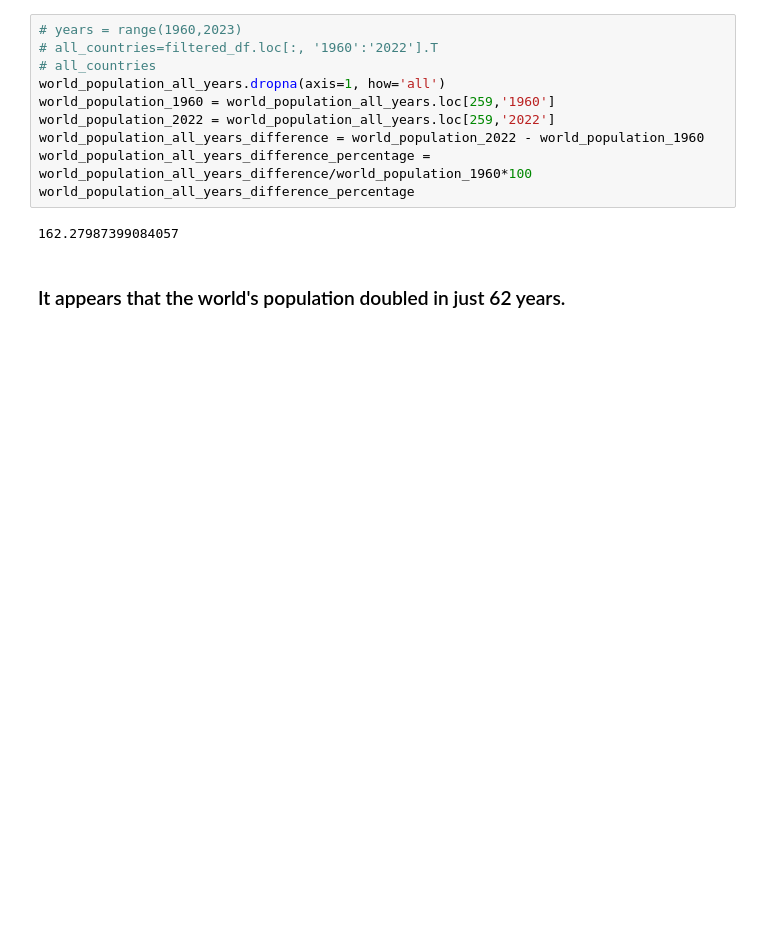
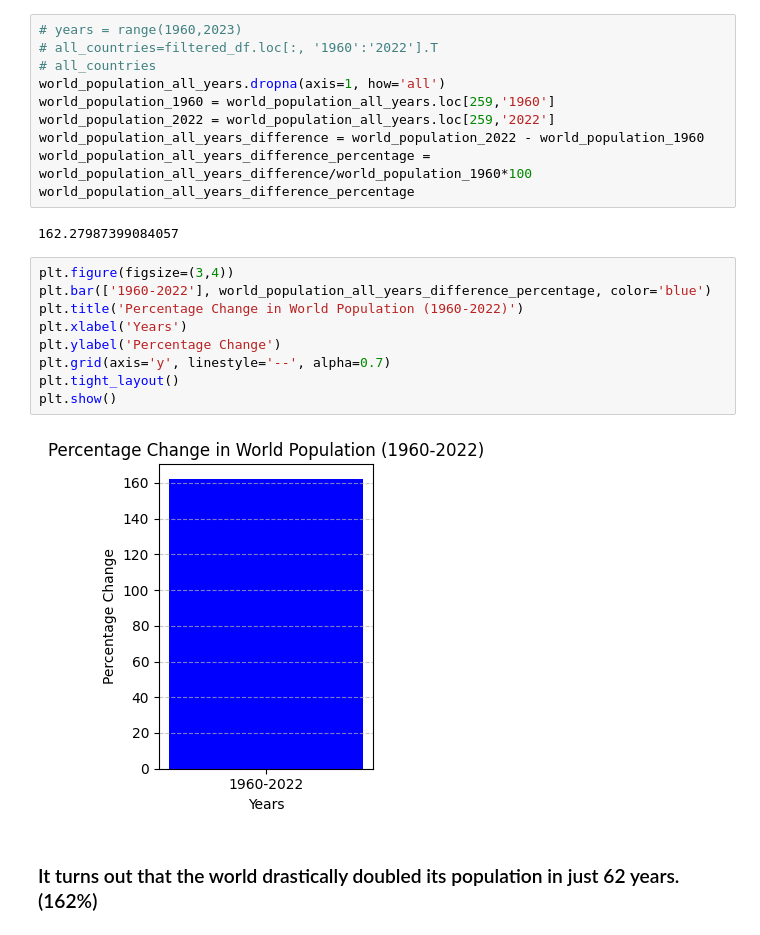
Before and after one commit to bilaalmunir/PRODIGY-DS-01, a Jupyter notebook: prodigy-ds-01.ipynb, the cells around one changed output. Cells and saved outputs as stored; diff of their text form; blank space fills up the shorter version.

```diff
--- a/prodigy-ds-01.ipynb
+++ b/prodigy-ds-01.ipynb
@@ -178,5 +179,16 @@ world_population_all_years_difference_percentage = world_population_all_years_di
 world_population_all_years_difference_percentage
 # %% [output]
 162.27987399084057
+# %%
+plt.figure(figsize=(3,4))
+plt.bar(['1960-2022'], world_population_all_years_difference_percentage, color='blue')
+plt.title('Percentage Change in World Population (1960-2022)')
+plt.xlabel('Years')
+plt.ylabel('Percentage Change')
+plt.grid(axis='y', linestyle='--', alpha=0.7)
+plt.tight_layout()
+plt.show()
+# %% [output]
+[figure, added]
 # %% [markdown]
-<h3>It appears that the world's population doubled in just 62 years.</h3>
+<h3>It turns out that the world drastically doubled its population in just 62 years.(162%)</h3>
```
Also changed, not shown: parts of 1 cell of this notebook.
